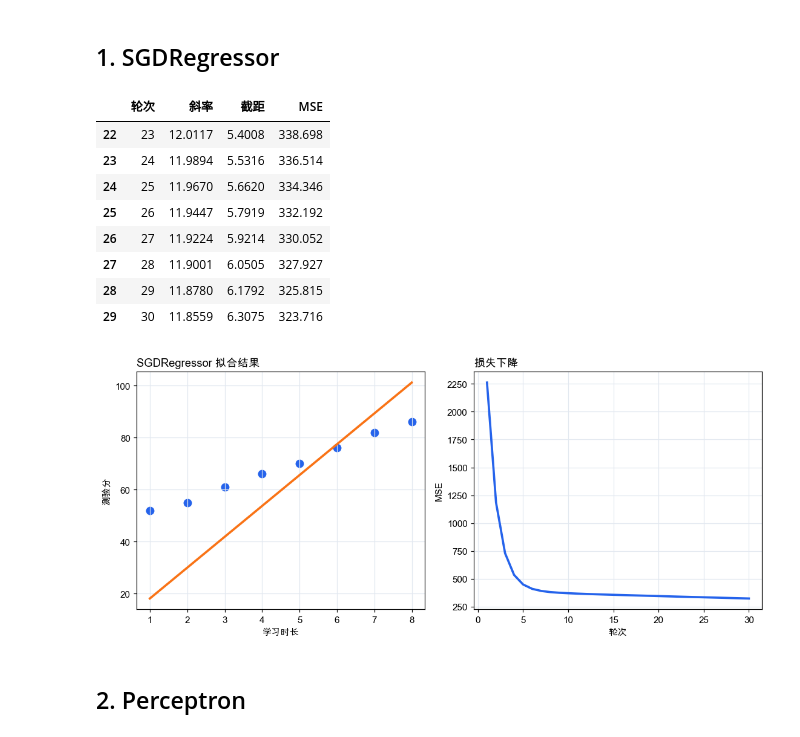
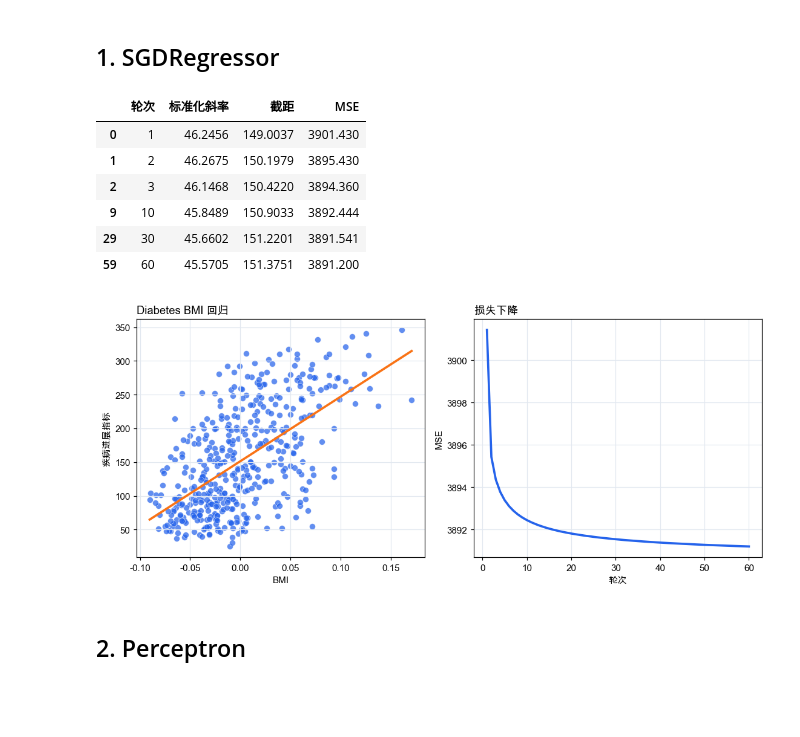
Before and after one commit to zhesun-0209/ai-thinking-labs, a Jupyter notebook: notebooks/ch07_perceptron_gd.ipynb, the cells around one changed output. Cells and saved outputs as stored; diff of their text form; code cells hidden in the pictures; blank space fills up the shorter version.

```diff
--- a/notebooks/ch07_perceptron_gd.ipynb
+++ b/notebooks/ch07_perceptron_gd.ipynb
@@ -85,0 +76,11 @@ display(gd_df)
+# %%
+# 加载 Diabetes 经典回归数据集，使用 BMI 预测一年后的疾病进展指标。
+diabetes = load_diabetes(as_frame=True)
+gd_df = diabetes.frame[["bmi", "target"]].copy()
+gd_df.columns = ["BMI", "疾病进展指标"]
+
+X_gd = gd_df[["BMI"]].to_numpy()
+y_gd = gd_df["疾病进展指标"].to_numpy()
+
+display(gd_df.head(10))
+display(gd_df.describe().round(3))
@@ -86,59 +108,60 @@ display(gd_df)
 # %% [markdown]
 ## 1. SGDRegressor
 # %%
-# 用 sklearn SGDRegressor 逐轮更新，记录损失下降过程。
+# 用 sklearn SGDRegressor 做梯度下降，记录损失下降过程。
+gd_scaler = StandardScaler()
+X_gd_scaled = gd_scaler.fit_transform(X_gd)
 regressor = SGDRegressor(
     loss="squared_error",
     penalty=None,
-    learning_rate="constant",
-    eta0=0.002,
+    learning_rate="invscaling",
+    eta0=0.04,
+    power_t=0.25,
     random_state=0,
 )
 
 gd_rows = []
-for epoch in range(1, 31):
-    regressor.partial_fit(X_gd, y_gd)
-    pred = regressor.predict(X_gd)
+for epoch in range(1, 61):
+    regressor.partial_fit(X_gd_scaled, y_gd)
+    pred = regressor.predict(X_gd_scaled)
     gd_rows.append({
         "轮次": epoch,
-        "斜率": round(regressor.coef_[0], 4),
+        "标准化斜率": round(regressor.coef_[0], 4),
         "截距": round(regressor.intercept_[0], 4),
         "MSE": round(mean_squared_error(y_gd, pred), 3),
     })
 
 gd_trace = pd.DataFrame(gd_rows)
-display(gd_trace.tail(8))
+display(gd_trace.iloc[[0, 1, 2, 9, 29, 59]])
 # %% [output]
-|  | 轮次 | 斜率 | 截距 | MSE |
-| 22 | 23 | 12.0117 | 5.4008 | 338.698 |
-| 23 | 24 | 11.9894 | 5.5316 | 336.514 |
-| 24 | 25 | 11.9670 | 5.6620 | 334.346 |
-| 25 | 26 | 11.9447 | 5.7919 | 332.192 |
-| 26 | 27 | 11.9224 | 5.9214 | 330.052 |
-| 27 | 28 | 11.9001 | 6.0505 | 327.927 |
-| 28 | 29 | 11.8780 | 6.1792 | 325.815 |
-| 29 | 30 | 11.8559 | 6.3075 | 323.716 |
+|  | 轮次 | 标准化斜率 | 截距 | MSE |
+| 0 | 1 | 46.2456 | 149.0037 | 3901.430 |
+| 1 | 2 | 46.2675 | 150.1979 | 3895.430 |
+| 2 | 3 | 46.1468 | 150.4220 | 3894.360 |
+| 9 | 10 | 45.8489 | 150.9033 | 3892.444 |
+| 29 | 30 | 45.6602 | 151.2201 | 3891.541 |
+| 59 | 60 | 45.5705 | 151.3751 | 3891.200 |
 # %%
 # 绘制拟合直线和 MSE 曲线。
 fig, axes = plt.subplots(1, 2, figsize=(10.2, 4.5))
 
 x_line = np.linspace(X_gd.min(), X_gd.max(), 100).reshape(-1, 1)
-axes[0].scatter(X_gd[:, 0], y_gd, s=110, color="#2563eb", edgecolor="white", linewidth=1.4)
-axes[0].plot(x_line[:, 0], regressor.predict(x_line), color="#f97316", linewidth=2.4)
-axes[0].set_title("SGDRegressor 拟合结果", loc="left", fontweight="bold")
-axes[0].set_xlabel("学习时长")
-axes[0].set_ylabel("测验分")
+axes[0].scatter(X_gd[:, 0], y_gd, s=42, color="#2563eb", alpha=0.72, edgecolor="white", linewidth=0.4)
+axes[0].plot(x_line[:, 0], regressor.predict(gd_scaler.transform(x_line)), color="#f97316", linewidth=2.4)
+axes[0].set_title("Diabetes BMI 回归", loc="left", fontweight="bold")
+axes[0].set_xlabel("BMI")
+axes[0].set_ylabel("疾病进展指标")
 axes[0].grid(True, color="#e2e8f0", linewidth=0.8)
 
 axes[1].plot(gd_trace["轮次"], gd_trace["MSE"], color="#2563eb", linewidth=2.4)
 axes[1].set_title("损失下降", loc="left", fontweight="bold")
 axes[1].set_xlabel("轮次")
 axes[1].set_ylabel("MSE")
 axes[1].grid(True, color="#e2e8f0", linewidth=0.8)
 
 plt.tight_layout()
 plt.show()
 # %% [output]
-[figure, old version]
+[figure, new version]
 # %% [markdown]
 ## 2. Perceptron
```
Also changed, not shown: parts of 9 cells of this notebook, 43 other files.
